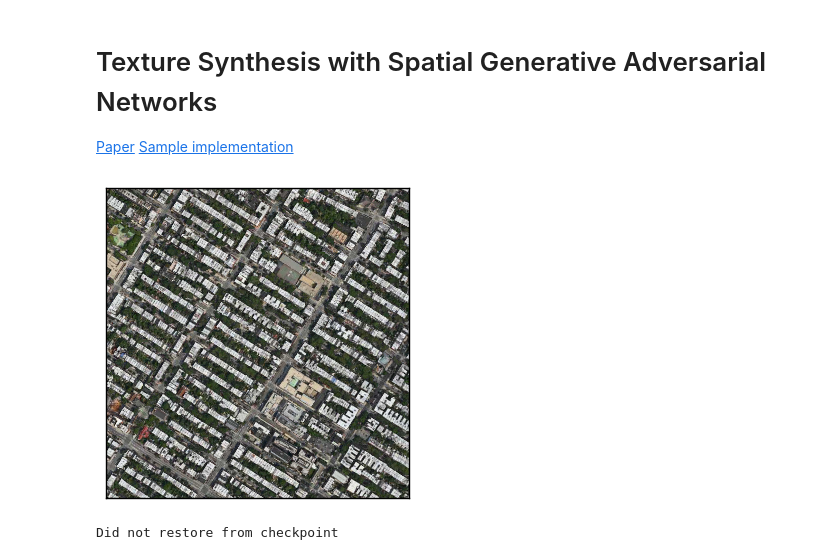
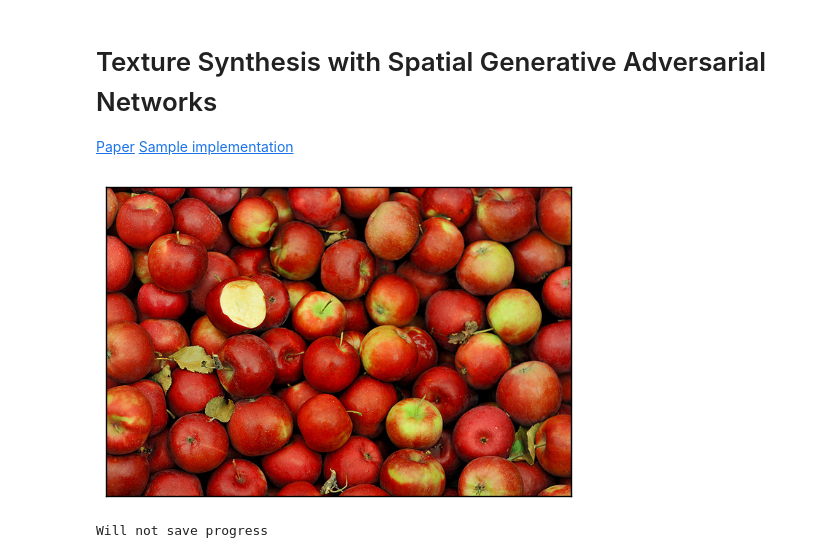
Before and after one commit to nate-parrott/juypter-notebooks, a Jupyter notebook: sgan.ipynb, the cells around one changed output. Saved outputs shown, nothing was run; the diff lists cells and outputs as text; code cells hidden in the pictures.

Commit message:
sgan

```diff
--- a/sgan.ipynb
+++ b/sgan.ipynb
@@ -20,16 +20,16 @@ Z_DEPTH = 20
 # %%
 %matplotlib inline
 
 def load_image(path):
     # load image
     img = skimage.io.imread(path)
     img = img[:,:,:3] # drop alpha channel
     return img / 255.0
 
-image = load_image('../data/bk.png')
+image = load_image('../data/apples.jpg.1')
 imshow_multi([image])
 # %% [output]
-[figure, old version]
+[figure, new version]
 # %%
 def _phase_shift(I, r):
     # Helper function with main phase shift operation
@@ -171,7 +171,7 @@ with tf.variable_scope(scopename):
 # %%
 session = tf.InteractiveSession()
 
-save_path = 'models/sgan128-medium'
+save_path = None #  'models/sgan128-medium'
 
 init_op = tf.group(tf.global_variables_initializer(), tf.local_variables_initializer())
 session.run(init_op)
@@ -191,7 +191,7 @@ if save_path:
 else:
     print 'Will not save progress'
 # %% [output]
-Did not restore from checkpoint
+Will not save progress
 # %%
 %matplotlib inline
 
```
Also changed, not shown: parts of 2 cells of this notebook, 3 other files.
